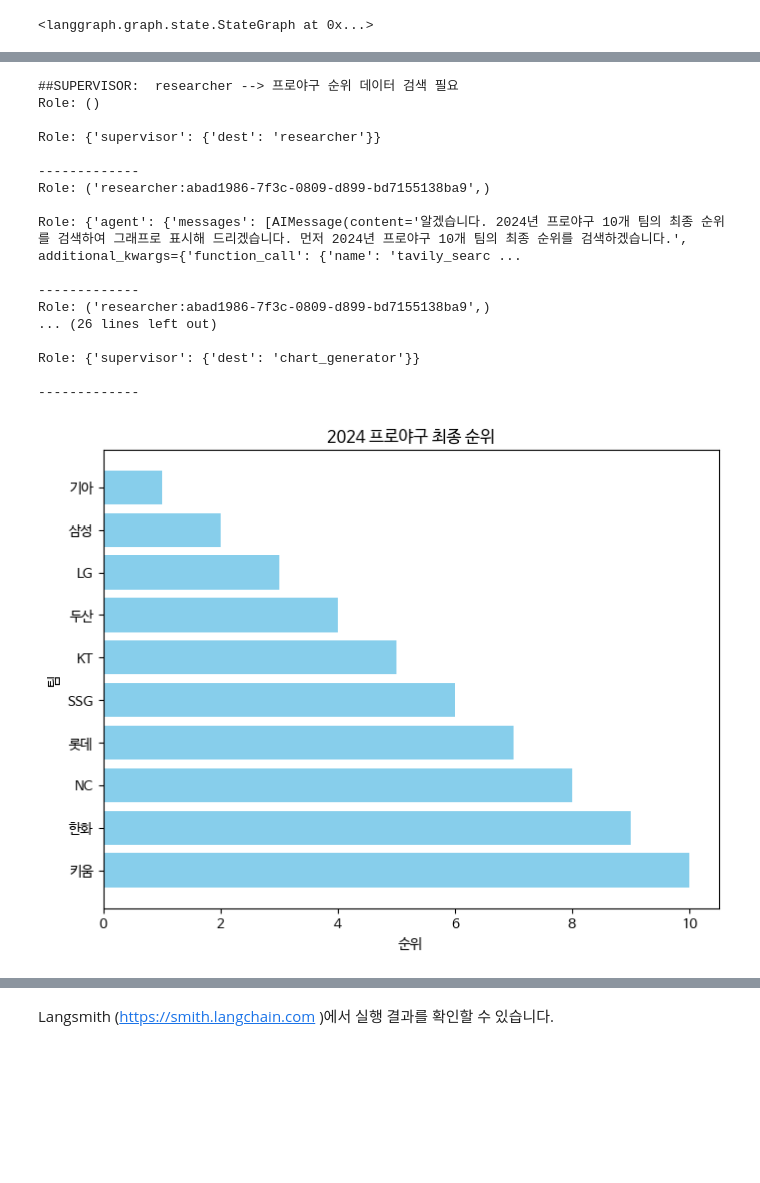
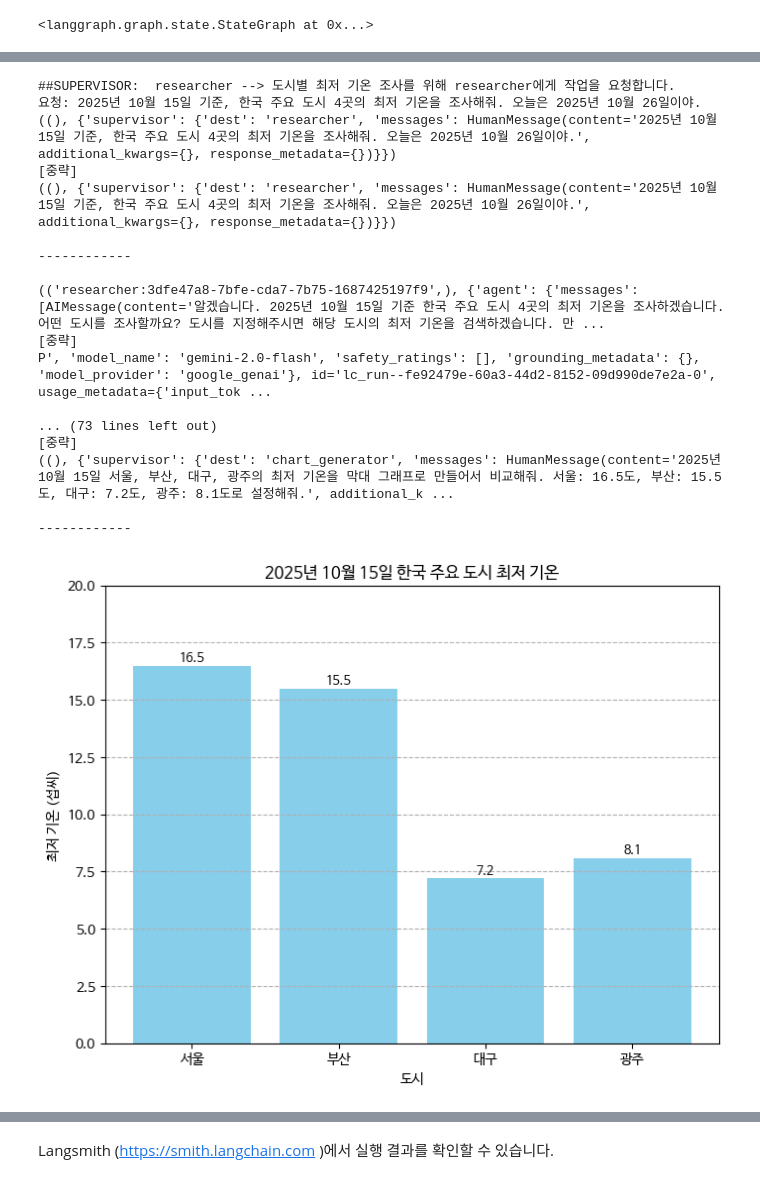
Before and after one commit to NotoriousH2/fastcampus_langgraph, a Jupyter notebook: codes/[정답]_9_PythonREPL_Multi_Agent.ipynb, the cells around one changed output, grey strips where cells are left out. Saved outputs shown, nothing was run; the diff lists cells and outputs as text; code cells hidden in the pictures; blank space fills up the shorter version.

```diff
--- a/codes/[정답]_9_PythonREPL_Multi_Agent.ipynb
+++ b/codes/[정답]_9_PythonREPL_Multi_Agent.ipynb
@@ -176,21 +251,23 @@ def research_node(state: State) -> Command[Literal["chart_generator", END]]:
     result = research_agent.invoke(state)
     goto = get_next_node(result["messages"][-1], "chart_generator")
 
-
     result["messages"][-1] = HumanMessage(result["messages"][-1].content, name="researcher")
     # name은 실제로 역할이 없으나, 디버깅 및 확인을 위해 구성
 
-    return Command(update={"messages": result["messages"]}, goto=goto)
+    return Command(update={"messages": result["messages"][-1:]}, goto=goto)
 
 
 def chart_node(state: State) -> Command[Literal["researcher", END]]:
     result = chart_agent.invoke(state)
     goto = get_next_node(result["messages"][-1], "researcher")
 
+    print('== \n\n\n',result['messages'],'\n\n== \n\n\n')
+
     result["messages"][-1] = HumanMessage(result["messages"][-1].content, name="chart_generator")
+
     # name은 실제로 역할이 없으나, 디버깅 및 확인을 위해 구성
 
-    return Command(update={"messages": result["messages"]}, goto=goto)
+    return Command(update={"messages": result["messages"][-1:]}, goto=goto)
 # %% [markdown]
 상호작용 + ReAct Agent의 조합으로 전체 그래프를 구성합니다.
 # %%
@@ -274,6 +338,7 @@ from pydantic import BaseModel, Field
 
 class Router(BaseModel):
     reason : str = Field(description='dest를 선택한 이유를 30자 이내로 설명')
+    send_msg : str = Field(description='해당 에이전트에 추가로 요청할 말(자연어 말투로)')
     dest: Literal[*routes] = Field(description="다음 작업을 수행할 에이전트를 결정합니다. 만약 모든 작업이 완료되었다면 FINISH를 출력합니다.")
 # %% [markdown]
 프롬프트를 구성하고, 현재 상황을 판단해 적절한 에이전트를 선택하고 전달하도록 구성합니다.
@@ -310,23 +374,26 @@ def supervisor(state: State) -> Command[Literal[*agents, "__end__"]]:
 
     print('##SUPERVISOR: ', response.dest, '-->', response.reason)
 
+    print("요청:", response.send_msg)
+
     goto = response.dest
     if goto == "FINISH":
         goto = END
 
-    return Command(goto=goto, update={"dest": goto})
+    return Command(goto=goto, update={"dest": goto, 'messages':HumanMessage(response.send_msg)})
 # %%
 def make_system_prompt(suffix: str) -> str:
     return f"""
 당신은 툴 사용 에이전트입니다.
 아래의 정보를 바탕으로, 문제를 해결하기 위한 과정을 수행하세요.
 당신의 영역 밖의 작업은, 다른 에이전트가 수행할 것입니다.
+툴 사용이 끝나면, 반드시 상세하게 결과를 설명하세요.
 
 {suffix}
 """
 
 # Research Agent 프롬프트
-research_agent = create_react_agent(llm, tools=[tavily_tool],
+research_agent = create_react_agent(llm, tools=[tavily_search],
     prompt=make_system_prompt(
         """당신의 이름은 Research 전문가 'Amy' 입니다.
 [작업] 정보 검색 및 정리를 수행하세요.
@@ -348,16 +415,20 @@ def researcher(state: State) -> Command[Literal["supervisor"]]:
 
     result = research_agent.invoke(state)
 
+    print('## Researcher \n\n', result["messages"], '\n\n\n')
+
     result["messages"][-1] = HumanMessage(result["messages"][-1].content, name="researcher")
     # name은 실제로 역할이 없으나, 디버깅 및 확인을 위해 구성
 
-    return Command(update={"messages": result["messages"]}, goto='supervisor')
+    return Command(update={"messages": result["messages"][-1:]}, goto='supervisor')
 
 
 def chart_generator(state: State) -> Command[Literal["supervisor"]]:
     result = chart_agent.invoke(state)
 
+    print('## Chart \n\n', result["messages"], '\n\n\n')
+
     result["messages"][-1] = HumanMessage(result["messages"][-1].content, name="chart_generator")
     # name은 실제로 역할이 없으나, 디버깅 및 확인을 위해 구성
 
-    return Command(update={"messages": result["messages"]}, goto='supervisor')
+    return Command(update={"messages": result["messages"][-1:]}, goto='supervisor')
@@ -379,44 +460,33 @@ graph
 # %%
 events = graph.stream(
     {
         'next':'',
         "messages": [
-            ("user","2024년 프로야구 10팀의 최종 순위 검색해서 그래프로 보여줘, 일부만 찾지 말고, 전부 다 찾아줘.")
+            ("user","오늘은 2025년 10월 26일이야. 2025년 10월 15일 기준, 한국 주요 도시를 4개 선정하고, 각 도시의 최저 기온을 조사해서 비교해줘.")
         ],
     },subgraphs=True,stream_mode='updates')
 
-
-
 for s in events:
-    for role in s:
-        print(f'Role: {role}')
-        print('')
-        try:
-            for message in s[role]['messages']:
-                print(message.type,':', message.content)
-        except:
-            continue
-
-        print('DEST:', s[role]['dest'])
-        print('--------')
-    #print(s)
-    print("-------------")
+    print(str(s)[:300])
+    print('[중략]')
+    print(str(s)[-300:])
+    print('\n------------\n')
 # %% [output]
-##SUPERVISOR:  researcher --> 프로야구 순위 데이터 검색 필요
-Role: ()
+##SUPERVISOR:  researcher --> 도시별 최저 기온 조사를 위해 researcher에게 작업을 요청합니다.
+요청: 2025년 10월 15일 기준, 한국 주요 도시 4곳의 최저 기온을 조사해줘. 오늘은 2025년 10월 26일이야.
+((), {'supervisor': {'dest': 'researcher', 'messages': HumanMessage(content='2025년 10월 15일 기준, 한국 주요 도시 4곳의 최저 기온을 조사해줘. 오늘은 2025년 10월 26일이야.', additional_kwargs={}, response_metadata={})}})
+[중략]
+((), {'supervisor': {'dest': 'researcher', 'messages': HumanMessage(content='2025년 10월 15일 기준, 한국 주요 도시 4곳의 최저 기온을 조사해줘. 오늘은 2025년 10월 26일이야.', additional_kwargs={}, response_metadata={})}})
 
-Role: {'supervisor': {'dest': 'researcher'}}
+------------
 
--------------
-Role: ('researcher:abad1986-7f3c-0809-d899-bd7155138ba9',)
+(('researcher:3dfe47a8-7bfe-cda7-7b75-1687425197f9',), {'agent': {'messages': [AIMessage(content='알겠습니다. 2025년 10월 15일 기준 한국 주요 도시 4곳의 최저 기온을 조사하겠습니다. 어떤 도시를 조사할까요? 도시를 지정해주시면 해당 도시의 최저 기온을 검색하겠습니다. 만 ...
+[중략]
+P', 'model_name': 'gemini-2.0-flash', 'safety_ratings': [], 'grounding_metadata': {}, 'model_provider': 'google_genai'}, id='lc_run--fe92479e-60a3-44d2-8152-09d990de7e2a-0', usage_metadata={'input_tok ...
 
-Role: {'agent': {'messages': [AIMessage(content='알겠습니다. 2024년 프로야구 10개 팀의 최종 순위를 검색하여 그래프로 표시해 드리겠습니다. 먼저 2024년 프로야구 10개 팀의 최종 순위를 검색하겠습니다.', additional_kwargs={'function_call': {'name': 'tavily_searc ...
+... (73 lines left out)
+[중략]
+((), {'supervisor': {'dest': 'chart_generator', 'messages': HumanMessage(content='2025년 10월 15일 서울, 부산, 대구, 광주의 최저 기온을 막대 그래프로 만들어서 비교해줘. 서울: 16.5도, 부산: 15.5도, 대구: 7.2도, 광주: 8.1도로 설정해줘.', additional_k ...
 
--------------
-Role: ('researcher:abad1986-7f3c-0809-d899-bd7155138ba9',)
-... (26 lines left out)
-
-Role: {'supervisor': {'dest': 'chart_generator'}}
-
--------------
+------------
-[figure, old version]
+[figure, new version]
```
Also changed, not shown: parts of 18 cells of this notebook, 27 other files.
